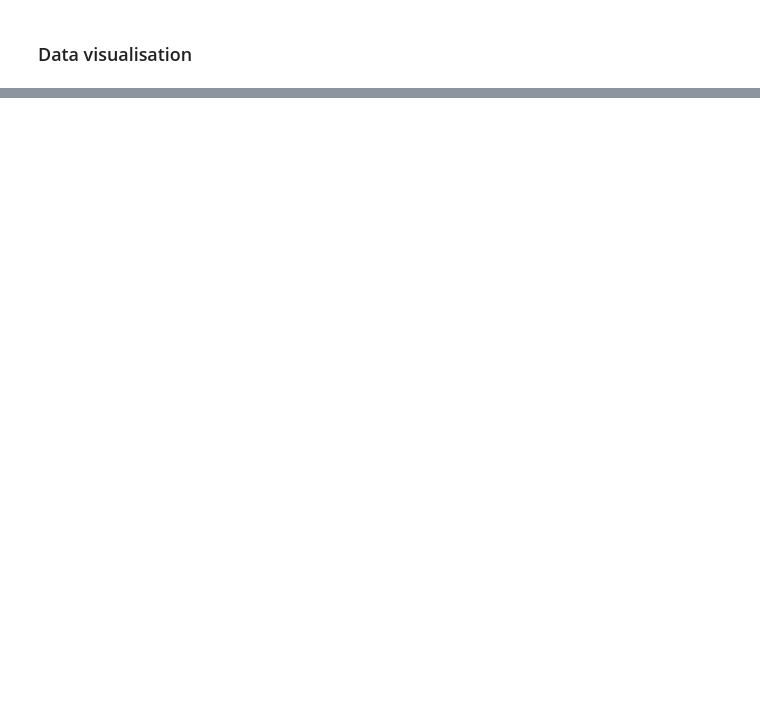
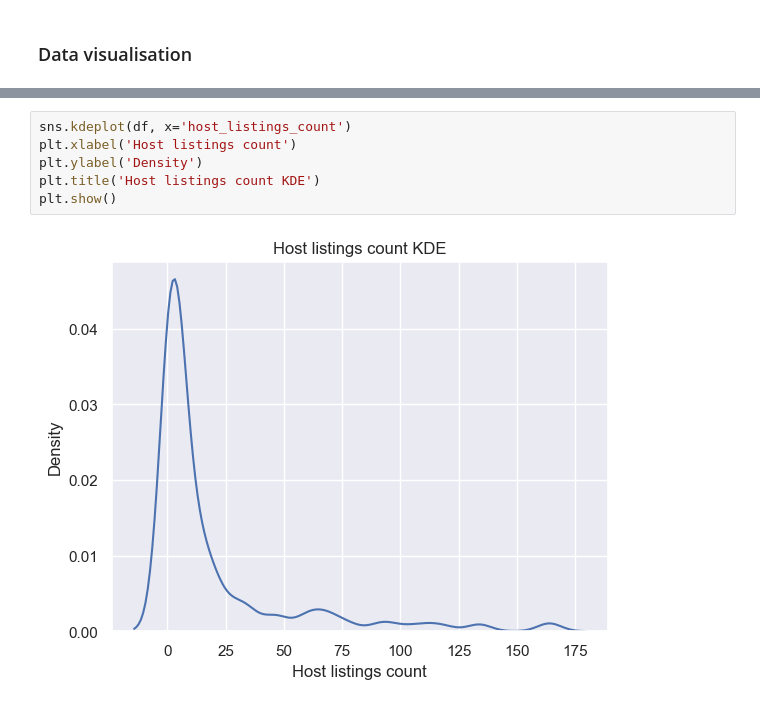
Before and after one commit to Beacon6/airbnb-vienna, a Jupyter notebook: vienna.ipynb, the cells around one changed output, grey strips where cells are left out. Drawn from its saved outputs; the diff is of its cells as text; blank space fills up the shorter version.

```diff
--- a/vienna.ipynb
+++ b/vienna.ipynb
@@ -279,0 +319,8 @@ sns.histplot(df['price'])
+# %%
+sns.kdeplot(df, x='host_listings_count')
+plt.xlabel('Host listings count')
+plt.ylabel('Density')
+plt.title('Host listings count KDE')
+plt.show()
+# %% [output]
+[figure, added]
```
Also changed, not shown: parts of 10 cells of this notebook.
